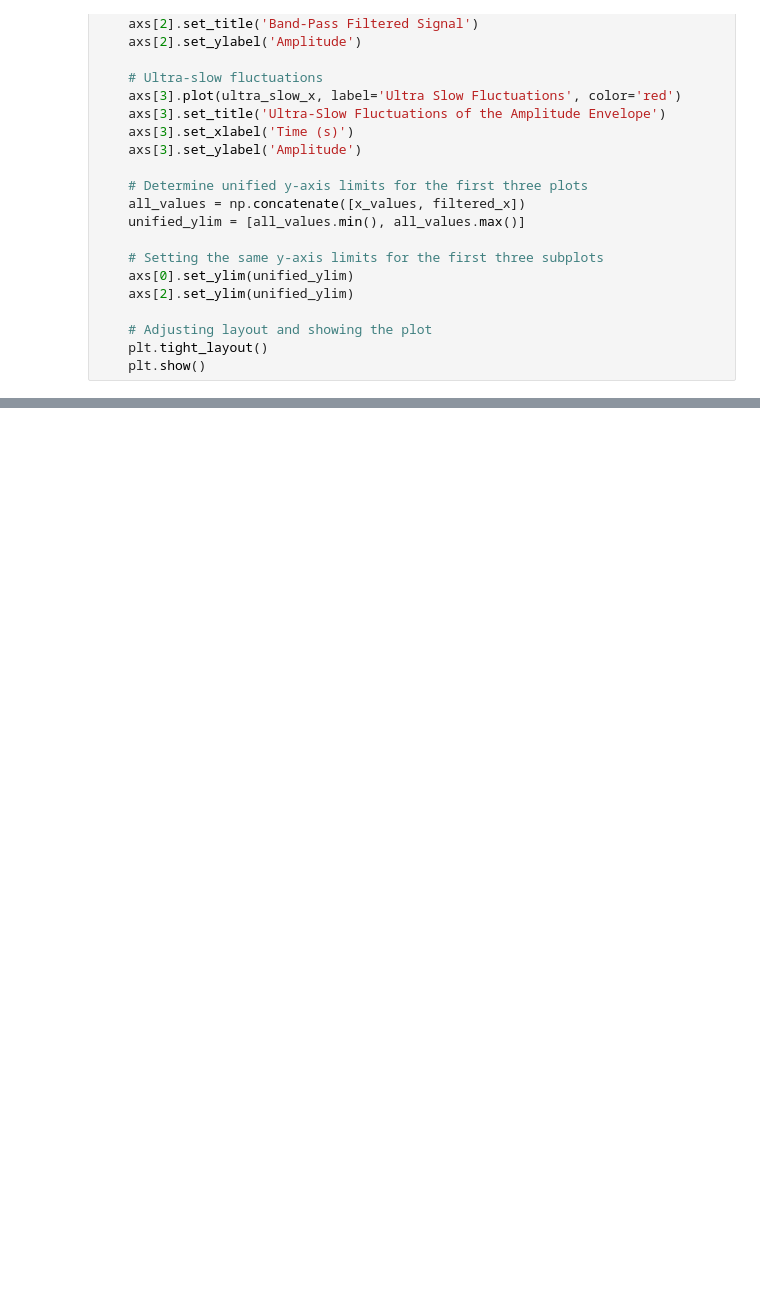
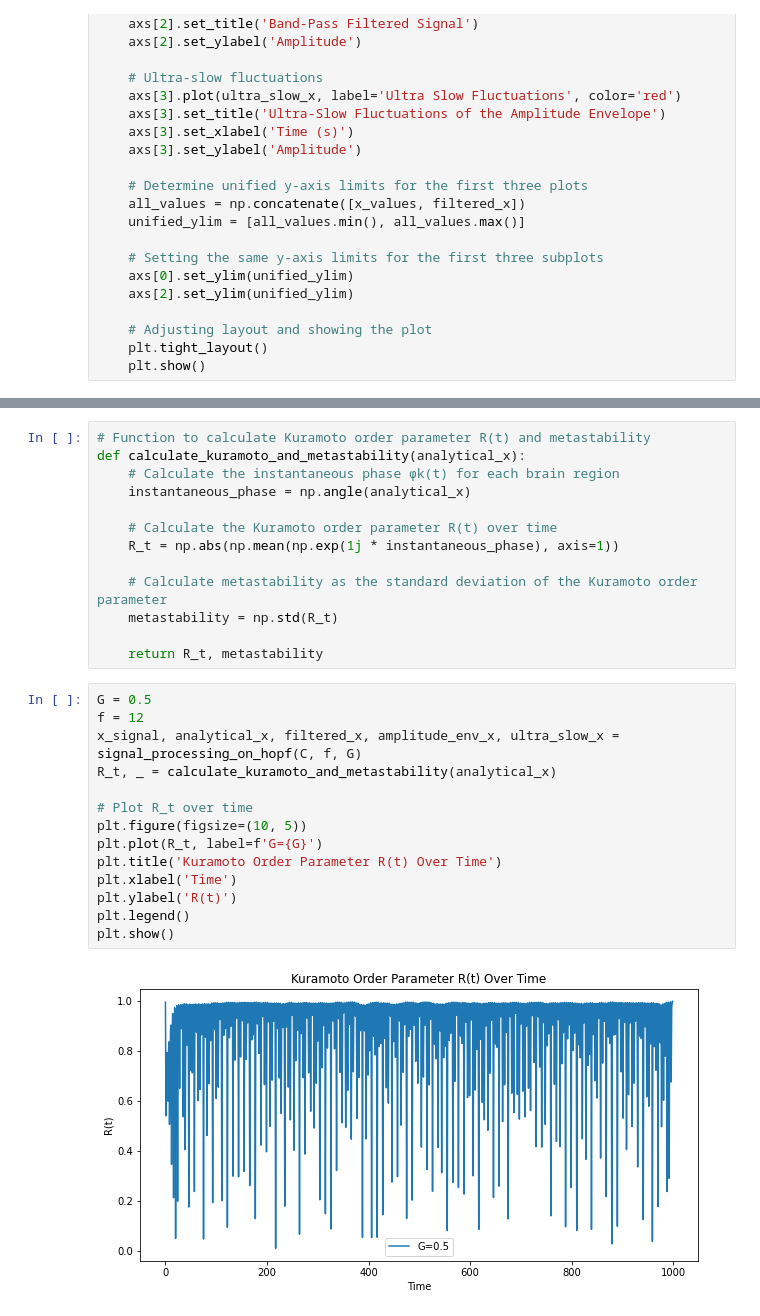
Before and after one commit to shayan823/Deco-Group-1A, a Jupyter notebook: PythonNotebooks/signal_processing.ipynb, the cells around one changed output, grey strips where cells are left out. Saved outputs shown, nothing was run; the diff lists cells and outputs as text; blank space fills up the shorter version.

```diff
--- a/PythonNotebooks/signal_processing.ipynb
+++ b/PythonNotebooks/signal_processing.ipynb
@@ -144,0 +178,29 @@ plot_signal_processing_stages(x, band_pass_fil, amplitude_env, ultra_slow)
+# %%
+# Function to calculate Kuramoto order parameter R(t) and metastability
+def calculate_kuramoto_and_metastability(analytical_x):
+    # Calculate the instantaneous phase φk(t) for each brain region
+    instantaneous_phase = np.angle(analytical_x)
+
+    # Calculate the Kuramoto order parameter R(t) over time
+    R_t = np.abs(np.mean(np.exp(1j * instantaneous_phase), axis=1))
+
+    # Calculate metastability as the standard deviation of the Kuramoto order parameter
+    metastability = np.std(R_t)
+
+    return R_t, metastability
+# %%
+G = 0.5
+f = 12
+x_signal, analytical_x, filtered_x, amplitude_env_x, ultra_slow_x = signal_processing_on_hopf(C, f, G)
+R_t, _ = calculate_kuramoto_and_metastability(analytical_x)
+
+# Plot R_t over time
+plt.figure(figsize=(10, 5))
+plt.plot(R_t, label=f'G={G}')
+plt.title('Kuramoto Order Parameter R(t) Over Time')
+plt.xlabel('Time')
+plt.ylabel('R(t)')
+plt.legend()
+plt.show()
+# %% [output]
+[figure, added]
```
Also changed, not shown: parts of 10 cells of this notebook, 1 other file.
